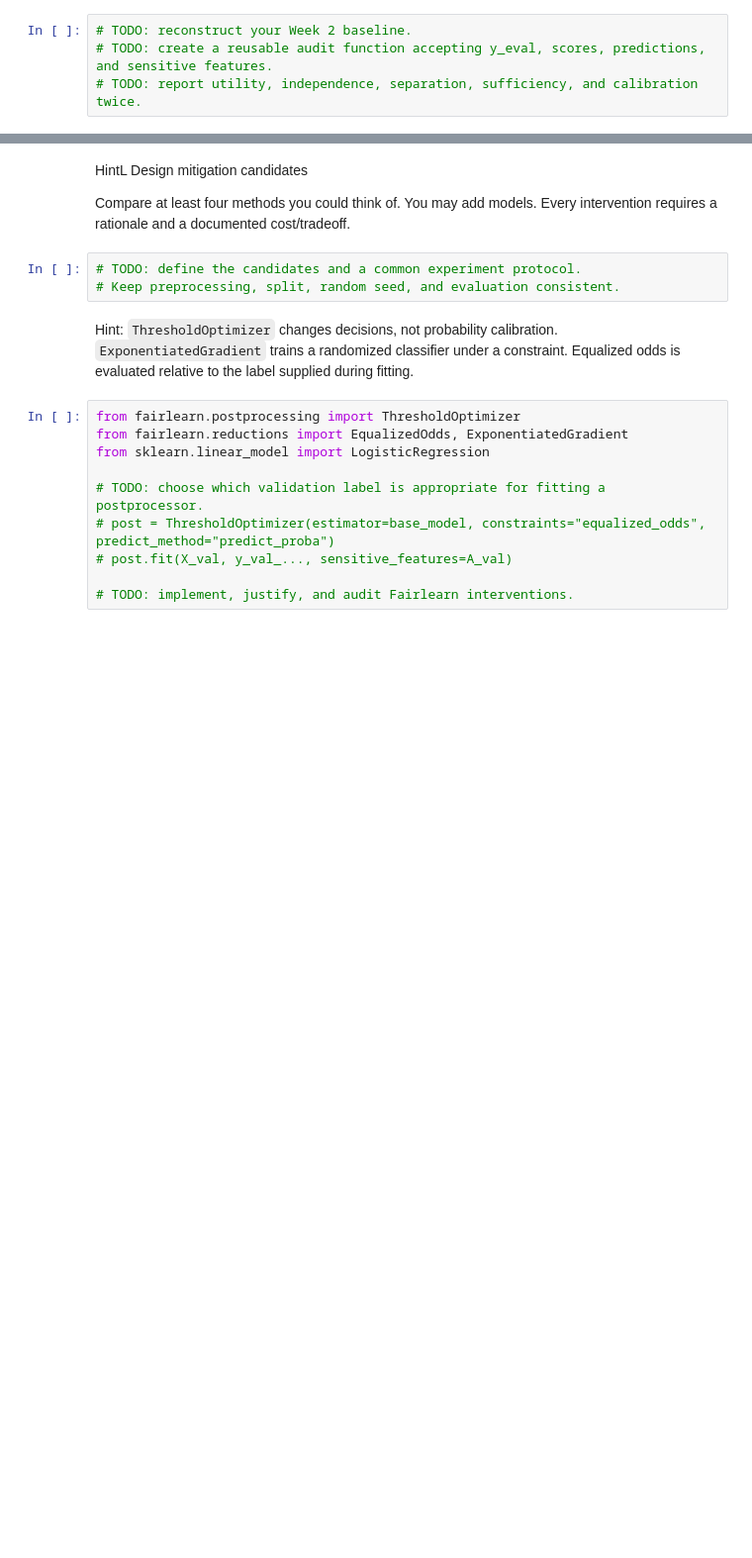
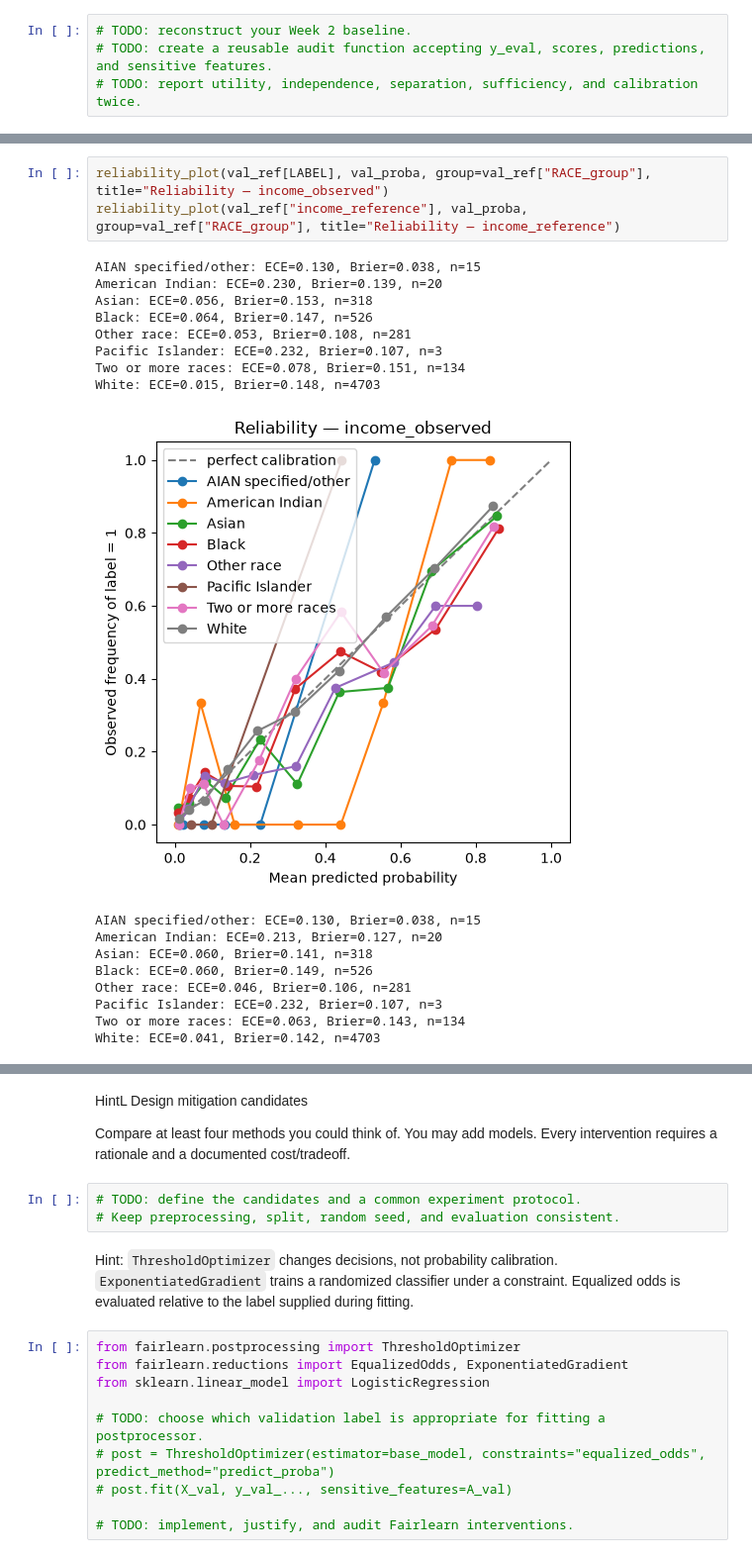
Before and after one commit to bellaVbsVbee/RAI, a Jupyter notebook: Project1/Karo_Week3_Mitigation_Reference_Evaluation.ipynb, the cells around one changed output, grey strips where cells are left out. Shown at 99% size. Saved outputs shown, nothing was run; the diff lists cells and outputs as text; blank space fills up the shorter version.

```diff
--- a/Project1/Karo_Week3_Mitigation_Reference_Evaluation.ipynb
+++ b/Project1/Karo_Week3_Mitigation_Reference_Evaluation.ipynb
@@ -60,0 +375,21 @@ Any difference is caused by the evaluation target, not by a changed model. Discu
+# %%
+reliability_plot(val_ref[LABEL], val_proba, group=val_ref["RACE_group"], title="Reliability — income_observed")
+reliability_plot(val_ref["income_reference"], val_proba, group=val_ref["RACE_group"], title="Reliability — income_reference")
+# %% [output]
+AIAN specified/other: ECE=0.130, Brier=0.038, n=15
+American Indian: ECE=0.230, Brier=0.139, n=20
+Asian: ECE=0.056, Brier=0.153, n=318
+Black: ECE=0.064, Brier=0.147, n=526
+Other race: ECE=0.053, Brier=0.108, n=281
+Pacific Islander: ECE=0.232, Brier=0.107, n=3
+Two or more races: ECE=0.078, Brier=0.151, n=134
+White: ECE=0.015, Brier=0.148, n=4703
+[figure, added]
+AIAN specified/other: ECE=0.130, Brier=0.038, n=15
+American Indian: ECE=0.213, Brier=0.127, n=20
+Asian: ECE=0.060, Brier=0.141, n=318
+Black: ECE=0.060, Brier=0.149, n=526
+Other race: ECE=0.046, Brier=0.106, n=281
+Pacific Islander: ECE=0.232, Brier=0.107, n=3
+Two or more races: ECE=0.063, Brier=0.143, n=134
+White: ECE=0.041, Brier=0.142, n=4703
```
Also changed, not shown: parts of 13 cells of this notebook, 4 other files.
